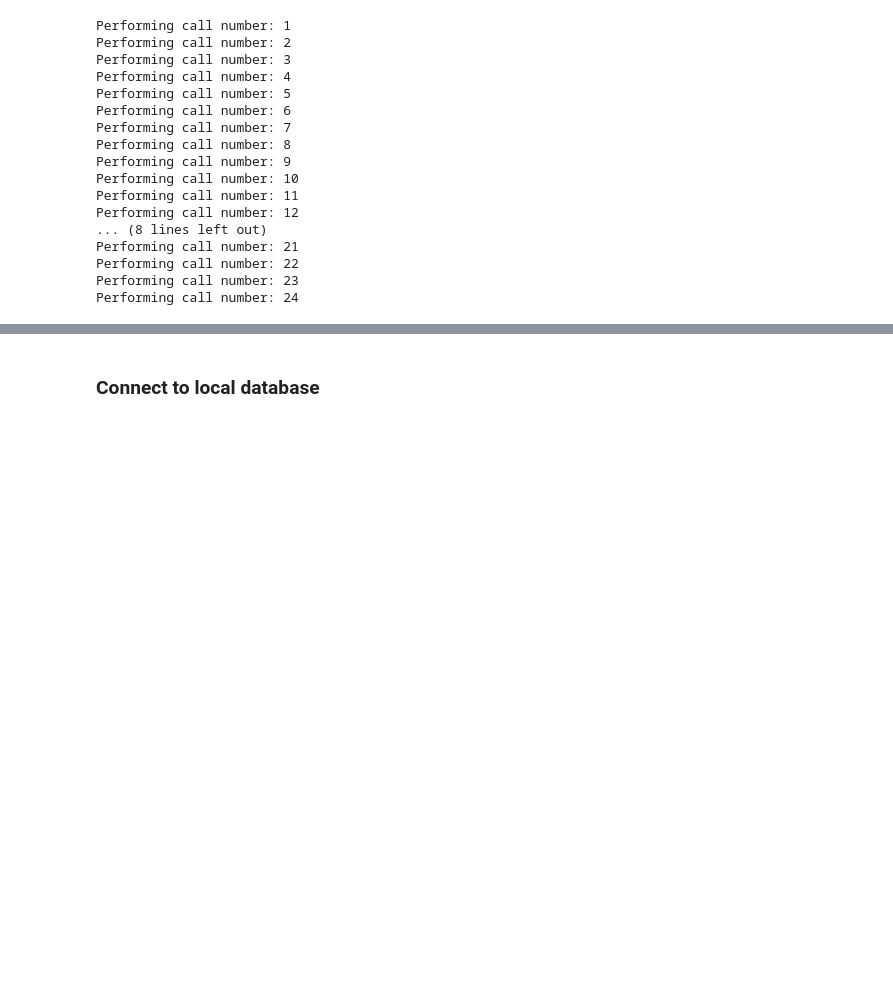
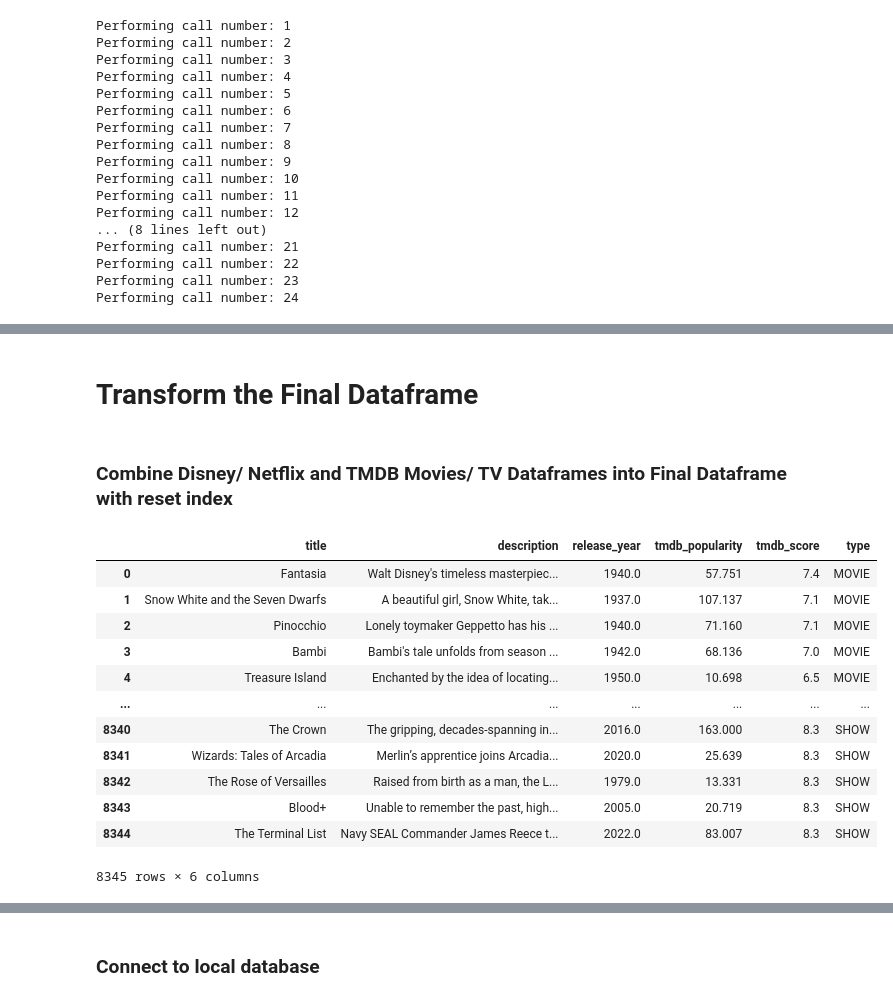
Before and after one commit to joshuasamuel4825/Movies-ETL, a Jupyter notebook: data_etl.ipynb, the cells around one changed output, grey strips where cells are left out. Saved outputs shown, nothing was run; the diff lists cells and outputs as text; code cells hidden in the pictures; blank space fills up the shorter version.

Commit message:
extract and transform complete

```diff
--- a/data_etl.ipynb
+++ b/data_etl.ipynb
@@ -280,0 +336,22 @@ combined_tmdb_df = pd.concat(tmdb_frames)
+# %% [markdown]
+# Transform the Final Dataframe
+# %% [markdown]
+### Combine Disney/ Netflix and TMDB Movies/ TV Dataframes into Final Dataframe with reset index
+# %%
+popular_entertainment_frames = [combined_df, combined_tmdb_df]
+popular_entertainment_df = pd.concat(popular_entertainment_frames, ignore_index=True)
+popular_entertainment_df
+# %% [output]
+|  | title | description | release_year | tmdb_popularity | tmdb_score | type |
+| 0 | Fantasia | Walt Disney's timeless masterpiec... | 1940.0 | 57.751 | 7.4 | MOVIE |
+| 1 | Snow White and the Seven Dwarfs | A beautiful girl, Snow White, tak... | 1937.0 | 107.137 | 7.1 | MOVIE |
+| 2 | Pinocchio | Lonely toymaker Geppetto has his ... | 1940.0 | 71.160 | 7.1 | MOVIE |
+| 3 | Bambi | Bambi's tale unfolds from season ... | 1942.0 | 68.136 | 7.0 | MOVIE |
+| 4 | Treasure Island | Enchanted by the idea of locating... | 1950.0 | 10.698 | 6.5 | MOVIE |
+| ... | ... | ... | ... | ... | ... | ... |
+| 8340 | The Crown | The gripping, decades-spanning in... | 2016.0 | 163.000 | 8.3 | SHOW |
+| 8341 | Wizards: Tales of Arcadia | Merlin’s apprentice joins Arcadia... | 2020.0 | 25.639 | 8.3 | SHOW |
+| 8342 | The Rose of Versailles | Raised from birth as a man, the L... | 1979.0 | 13.331 | 8.3 | SHOW |
+| 8343 | Blood+ | Unable to remember the past, high... | 2005.0 | 20.719 | 8.3 | SHOW |
+| 8344 | The Terminal List | Navy SEAL Commander James Reece t... | 2022.0 | 83.007 | 8.3 | SHOW |
+8345 rows × 6 columns
```
Also changed, not shown: parts of 43 cells of this notebook.
